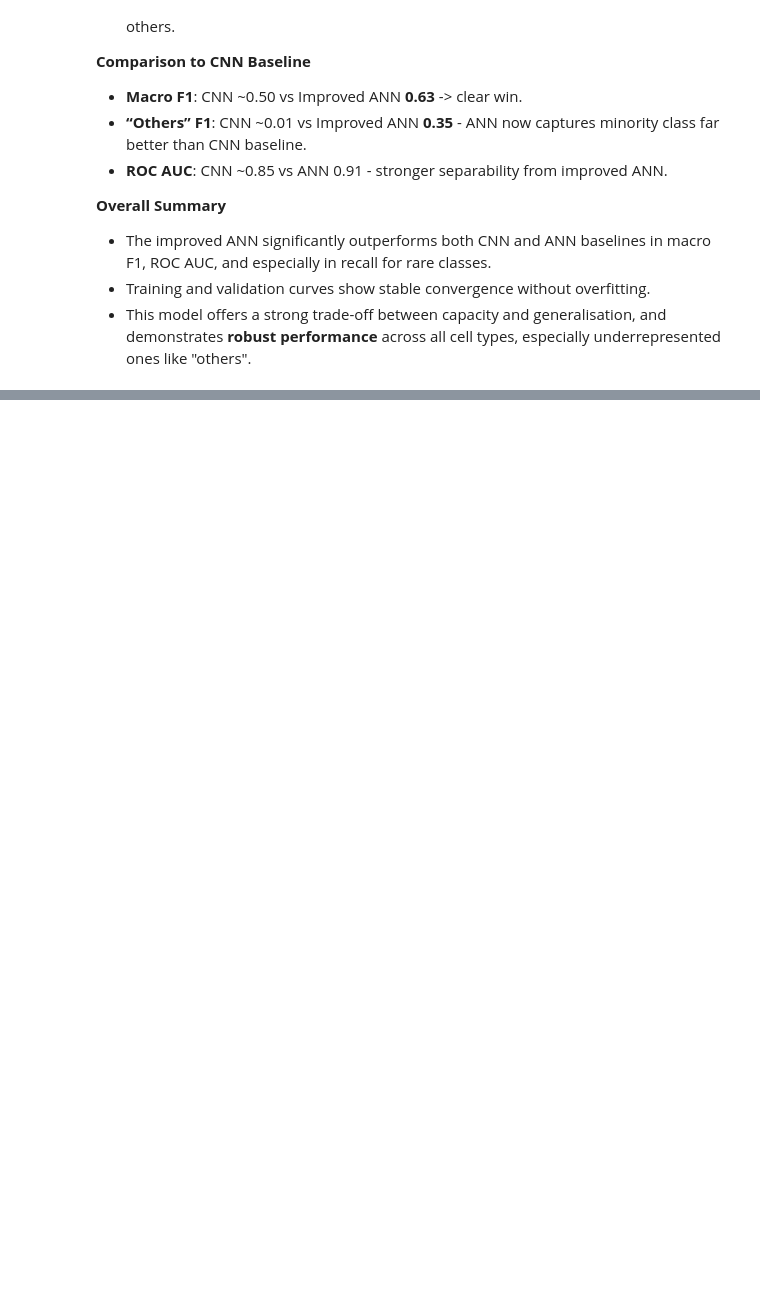
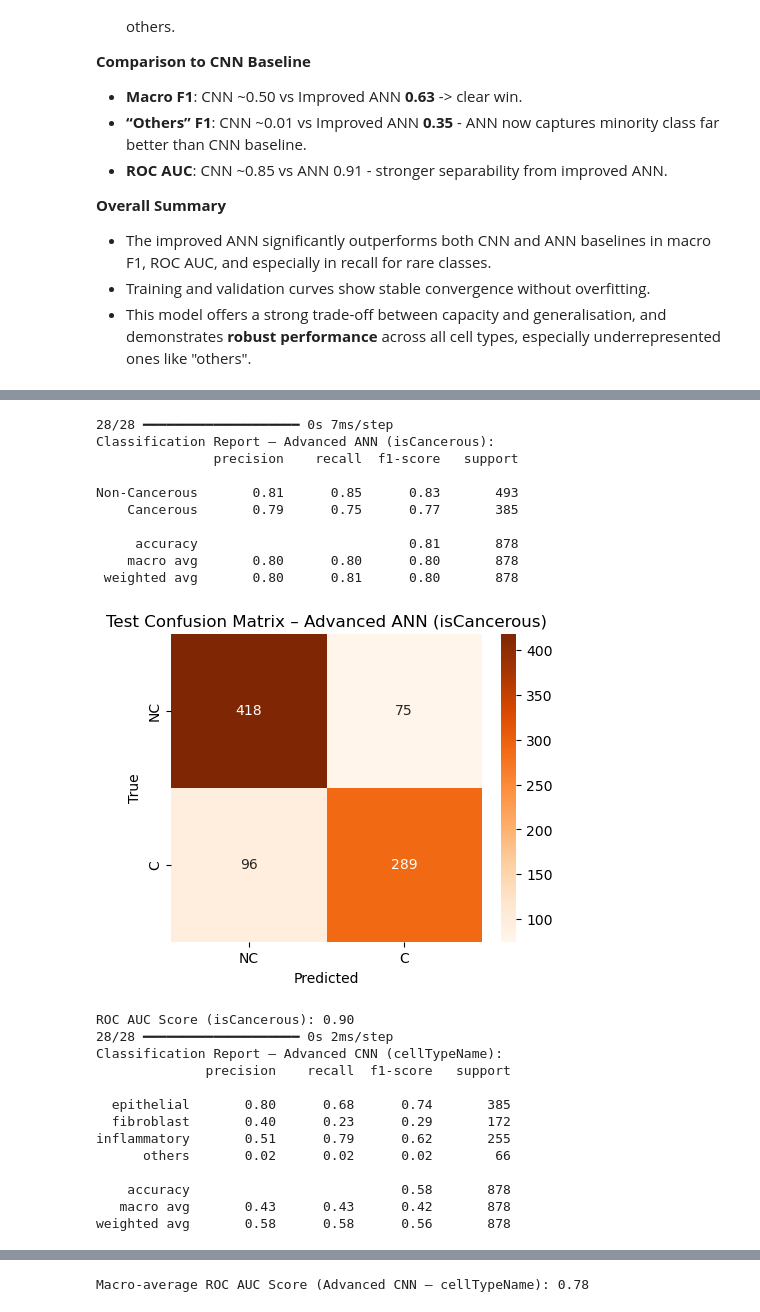
Before and after one commit to Shreyas-Shah30/Colon-Cancer-Histopathology-Image-Classification-ML-Project, a Jupyter notebook: s4005805_s3978268.ipynb, the cells around one changed output, grey strips where cells are left out. Drawn from its saved outputs; the diff is of its cells as text; code cells hidden in the pictures; blank space fills up the shorter version.

Commit message:
Chose Final Models, Added Justifications for Final Models Selection and Added Final Model Evaluation Using Test Set

```diff
--- a/s4005805_s3978268.ipynb
+++ b/s4005805_s3978268.ipynb
@@ -2017,0 +2022,75 @@ To determine the most effective models, all baseline and advanced CNN and ANN mo
+# %%
+# ---- Test Set Evaluation for isCancerous ----
+y_test_prob_cancer = model_ann_cancer_imp.predict(test_generator_isCancerous)
+y_test_pred_cancer = (y_test_prob_cancer > 0.5).astype(int).ravel()
+y_test_true_cancer = test_generator_isCancerous.classes
+
+# Classification report
+print("Classification Report – Advanced ANN (isCancerous):")
+print(classification_report(y_test_true_cancer, y_test_pred_cancer, target_names=['Non-Cancerous', 'Cancerous']))
+
+# Confusion matrix
+cm_cancer = confusion_matrix(y_test_true_cancer, y_test_pred_cancer)
+plt.figure(figsize=(5, 4))
+sns.heatmap(cm_cancer, annot=True, fmt='d', cmap='Oranges', xticklabels=['NC', 'C'], yticklabels=['NC', 'C'])
+plt.title('Test Confusion Matrix – Advanced ANN (isCancerous)')
+plt.xlabel('Predicted')
+plt.ylabel('True')
+plt.show()
+
+# ROC AUC
+roc_auc_cancer = roc_auc_score(y_test_true_cancer, y_test_prob_cancer)
+print(f"ROC AUC Score (isCancerous): {roc_auc_cancer:.2f}")
+
+# ---- Test Set Evaluation for Advanced CNN – cellTypeName ----
+y_test_probs_type_adv = model_cellType_advanced.predict(test_generator)
+y_test_preds_type_adv = np.argmax(y_test_probs_type_adv, axis=1)
+y_test_true_type_adv = test_generator.classes
+class_labels = list(test_generator.class_indices.keys())
+
+# Classification report
+print("Classification Report – Advanced CNN (cellTypeName):")
+print(classification_report(y_test_true_type_adv, y_test_preds_type_adv, target_names=class_labels))
+
+# Confusion matrix
+cm_type_adv = confusion_matrix(y_test_true_type_adv, y_test_preds_type_adv)
+plt.figure(figsize=(6, 5))
+sns.heatmap(cm_type_adv, annot=True, fmt='d', cmap='Oranges',
+            xticklabels=class_labels, yticklabels=class_labels)
+plt.xlabel('Predicted Label')
+plt.ylabel('True Label')
+plt.title('Test Confusion Matrix – Advanced CNN (cellTypeName)')
+plt.show()
+
+# ROC AUC Score (macro)
+y_test_true_bin_adv = label_binarize(y_test_true_type_adv, classes=[0, 1, 2, 3])
+roc_auc_type_adv = roc_auc_score(
+    y_test_true_bin_adv, y_test_probs_type_adv,
+    average='macro', multi_class='ovr'
+)
+print(f"Macro-average ROC AUC Score (Advanced CNN – cellTypeName): {roc_auc_type_adv:.2f}")
+# %% [output]
+28/28 ━━━━━━━━━━━━━━━━━━━━ 0s 7ms/step
+Classification Report – Advanced ANN (isCancerous):
+               precision    recall  f1-score   support
+
+Non-Cancerous       0.81      0.85      0.83       493
+    Cancerous       0.79      0.75      0.77       385
+
+     accuracy                           0.81       878
+    macro avg       0.80      0.80      0.80       878
+ weighted avg       0.80      0.81      0.80       878
+[figure, added]
+ROC AUC Score (isCancerous): 0.90
+28/28 ━━━━━━━━━━━━━━━━━━━━ 0s 2ms/step
+Classification Report – Advanced CNN (cellTypeName):
+              precision    recall  f1-score   support
+
+  epithelial       0.80      0.68      0.74       385
+  fibroblast       0.40      0.23      0.29       172
+inflammatory       0.51      0.79      0.62       255
+      others       0.02      0.02      0.02        66
+
+    accuracy                           0.58       878
+   macro avg       0.43      0.43      0.42       878
+weighted avg       0.58      0.58      0.56       878
@@ -2017,0 +2098 @@ To determine the most effective models, all baseline and advanced CNN and ANN mo
+Macro-average ROC AUC Score (Advanced CNN – cellTypeName): 0.78
```
Also changed, not shown: parts of 4 cells of this notebook.
